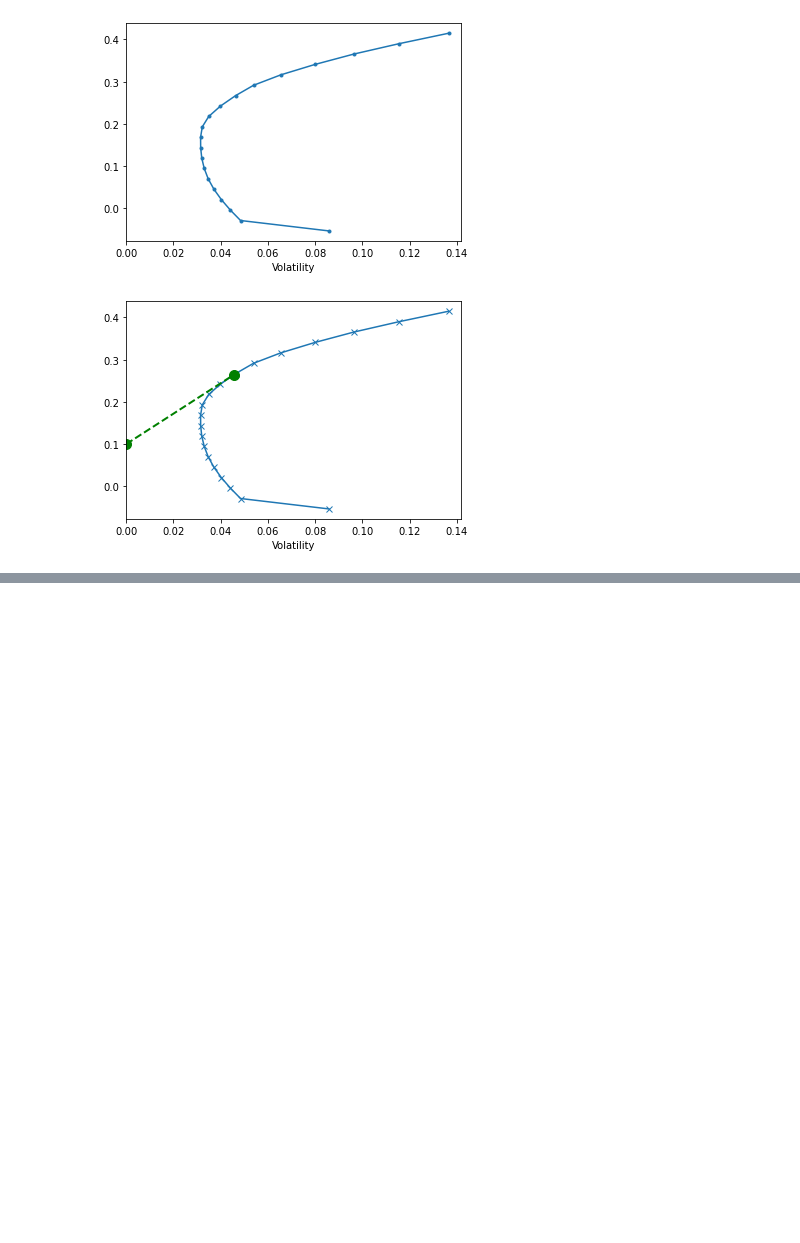
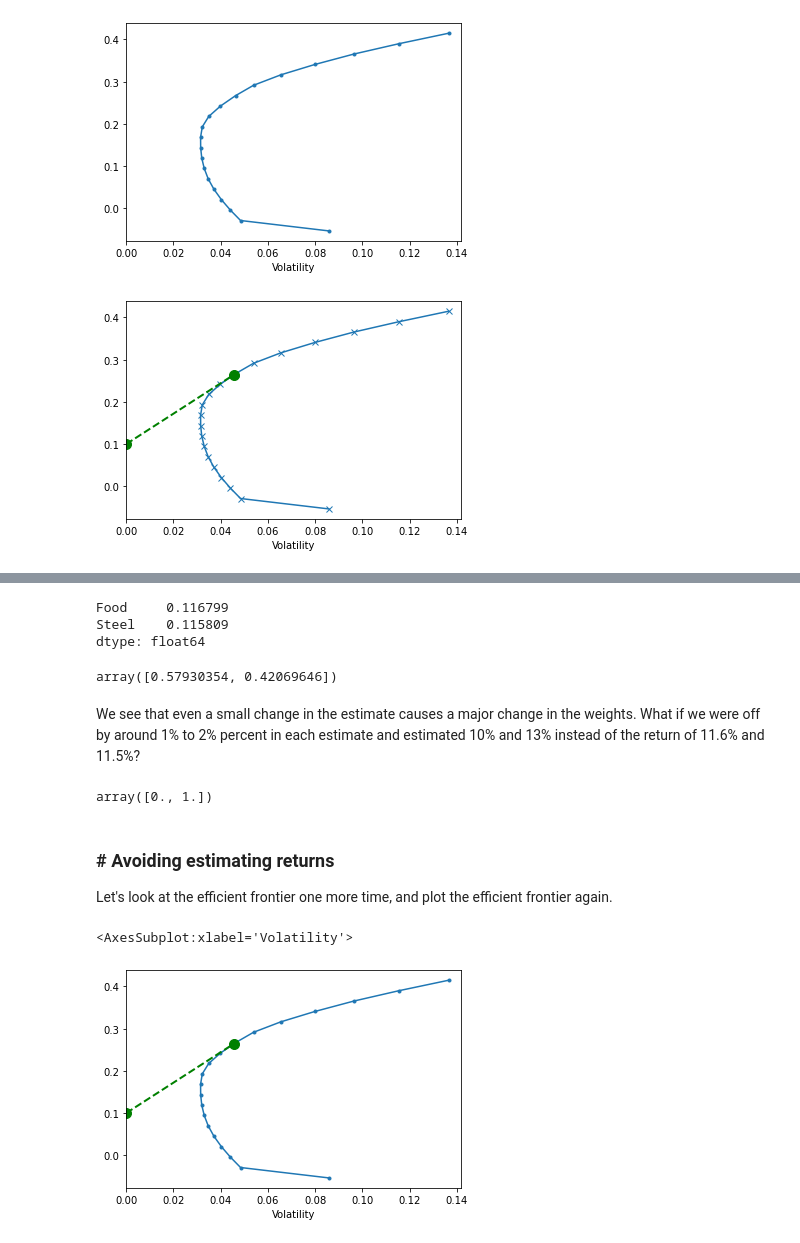
Before and after one commit to skacem/Investment-Management-with-Python-and-ML-Specialization, a Jupyter notebook: Course1/3-Intro_to_optimization/session4-Implementing-Markowitz.ipynb, the cells around one changed output, grey strips where cells are left out. Saved outputs shown, nothing was run; the diff lists cells and outputs as text; code cells hidden in the pictures; blank space fills up the shorter version.

```diff
--- a/Course1/3-Intro_to_optimization/session4-Implementing-Markowitz.ipynb
+++ b/Course1/3-Intro_to_optimization/session4-Implementing-Markowitz.ipynb
@@ -65,0 +110,28 @@ erk.plot_ef(20, er, cov, style='x-', show_cml=True, riskfree_rate=0.1);
+# %%
+# Let's look at the returns of the two assets that dictated those weights
+er[l]
+# %% [output]
+Food     0.116799
+Steel    0.115809
+dtype: float64
+# %%
+# Now assume that we had a really good estimator,
+# and we were off by only a fraction of a percent in our estimate
+erk.msr(0.1, np.array([.11, .12]), cov.loc[l, l])
+# %% [output]
+array([0.57930354, 0.42069646])
+# %% [markdown]
+We see that even a small change in the estimate causes a major change in the weights. What if we were off by around 1% to 2% percent in each estimate and estimated 10% and 13% instead of the return of 11.6% and 11.5%?
+# %%
+erk.msr(.1, np.array([.1, .13]), cov.loc[l,l])
+# %% [output]
+array([0., 1.])
+# %% [markdown]
+### # Avoiding estimating returns
+
+Let's look at the efficient frontier one more time, and plot the efficient frontier again.
+# %%
+erk.plot_ef(20, er, cov, show_cml=True, riskfree_rate=0.1)
+# %% [output]
+<AxesSubplot:xlabel='Volatility'>
+[figure, added]
```
Also changed, not shown: parts of 10 cells of this notebook.
